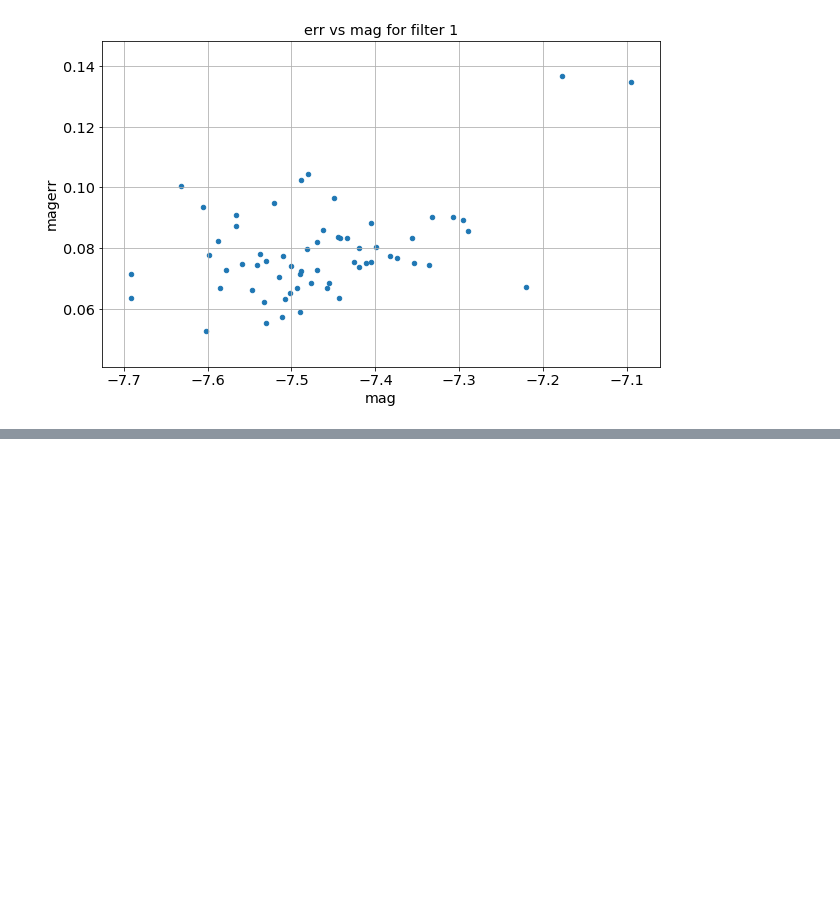
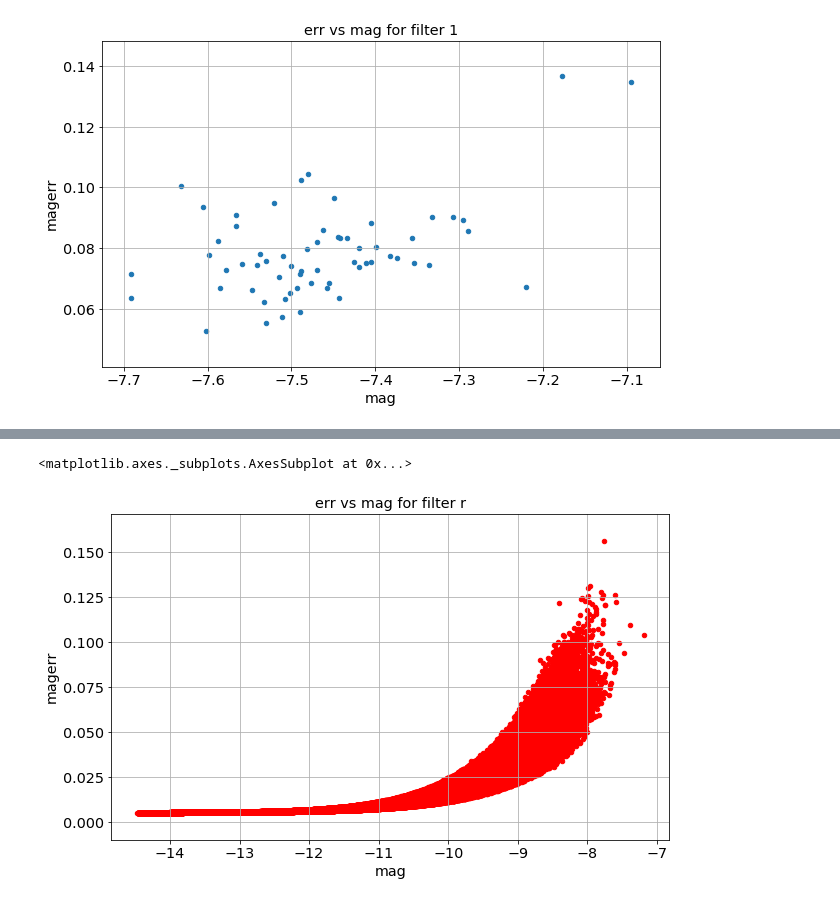
Before and after one commit to LSSTDESC/OpenAtmMiniDataChallenge, a Jupyter notebook: ViewSimuResult.ipynb, the cells around one changed output, grey strips where cells are left out. Saved outputs shown, nothing was run; the diff lists cells and outputs as text; code cells hidden in the pictures; blank space fills up the shorter version.

```diff
--- a/ViewSimuResult.ipynb
+++ b/ViewSimuResult.ipynb
@@ -98,0 +127,5 @@ df.loc[(df.f == 1) & (df.f == 1)].plot.scatter(x='mag',y='magerr',title='err vs
+# %%
+dft.loc[(dft.f == 3)].plot.scatter(x='mag',y='magerr',title='err vs mag for filter r',color='r',grid=True)
+# %% [output]
+<matplotlib.axes._subplots.AxesSubplot at 0x...>
+[figure, added]
```
Also changed, not shown: parts of 15 cells of this notebook.
